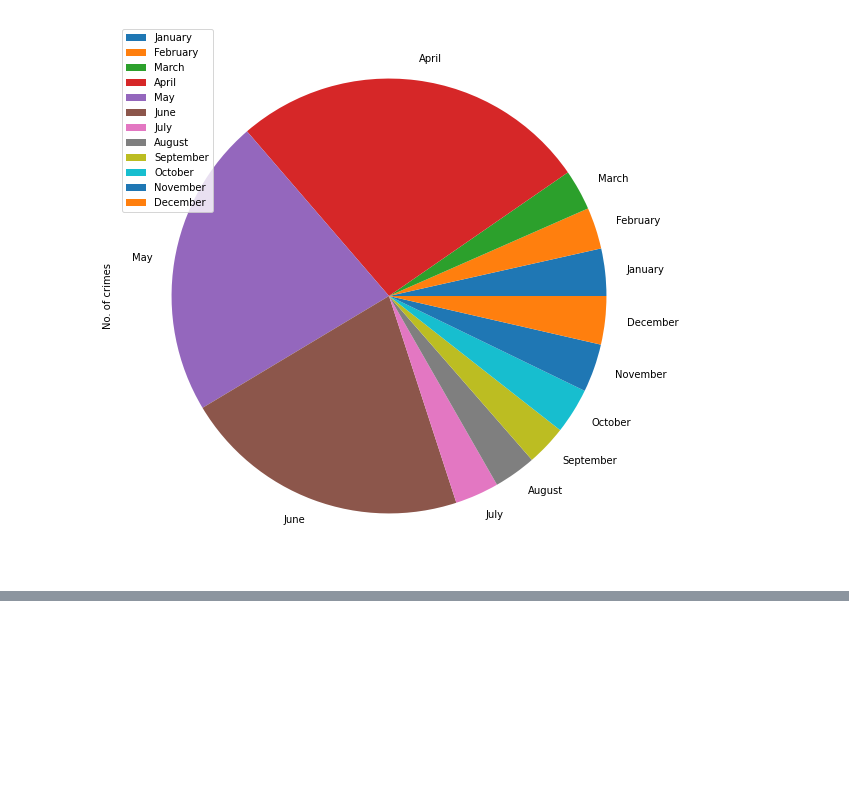
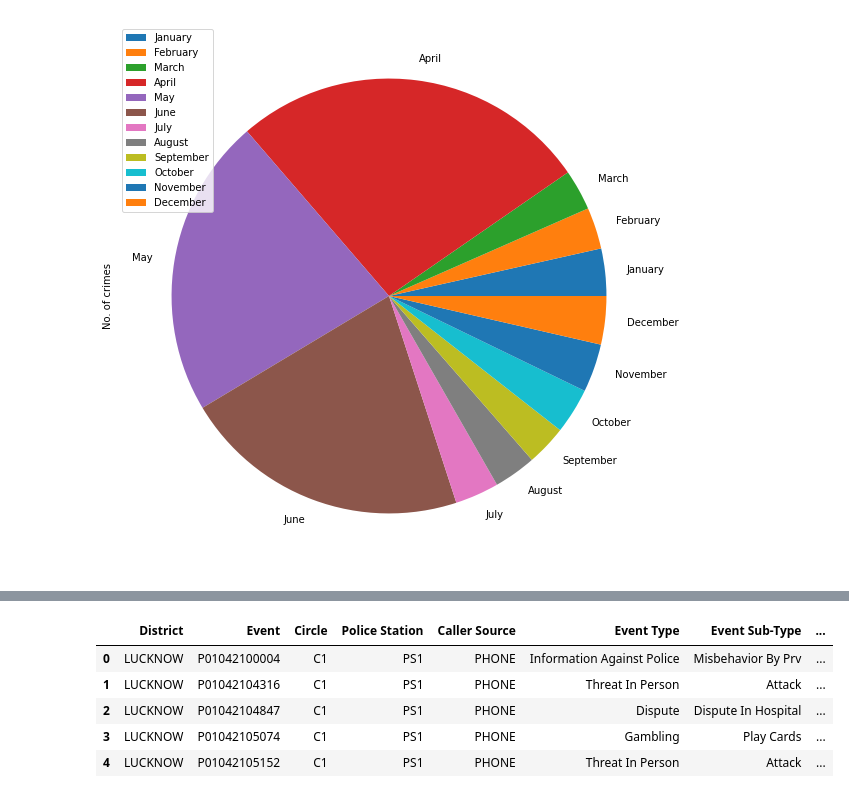
Before and after one commit to PsyCharan17/Crime-Analysis, a Jupyter notebook: MiniProject2.ipynb, the cells around one changed output, grey strips where cells are left out. Drawn from its saved outputs; the diff is of its cells as text; code cells hidden in the pictures; blank space fills up the shorter version.

```diff
--- a/MiniProject2.ipynb
+++ b/MiniProject2.ipynb
@@ -462,0 +476,9 @@ plt.show()
+# %%
+df.head()
+# %% [output]
+|  | District | Event | Circle | Police Station | Caller Source | Event Type | Event Sub-Type | ... |
+| 0 | LUCKNOW | P01042100004 | C1 | PS1 | PHONE | Information Against Police | Misbehavior By Prv | ... |
+| 1 | LUCKNOW | P01042104316 | C1 | PS1 | PHONE | Threat In Person | Attack | ... |
+| 2 | LUCKNOW | P01042104847 | C1 | PS1 | PHONE | Dispute | Dispute In Hospital | ... |
+| 3 | LUCKNOW | P01042105074 | C1 | PS1 | PHONE | Gambling | Play Cards | ... |
+| 4 | LUCKNOW | P01042105152 | C1 | PS1 | PHONE | Threat In Person | Attack | ... |
```
Also changed, not shown: parts of 13 cells of this notebook.
